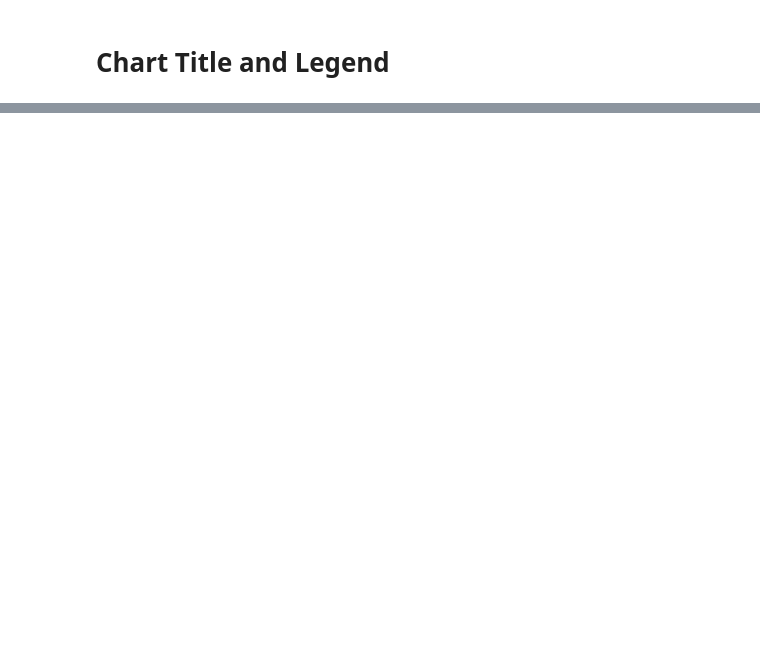
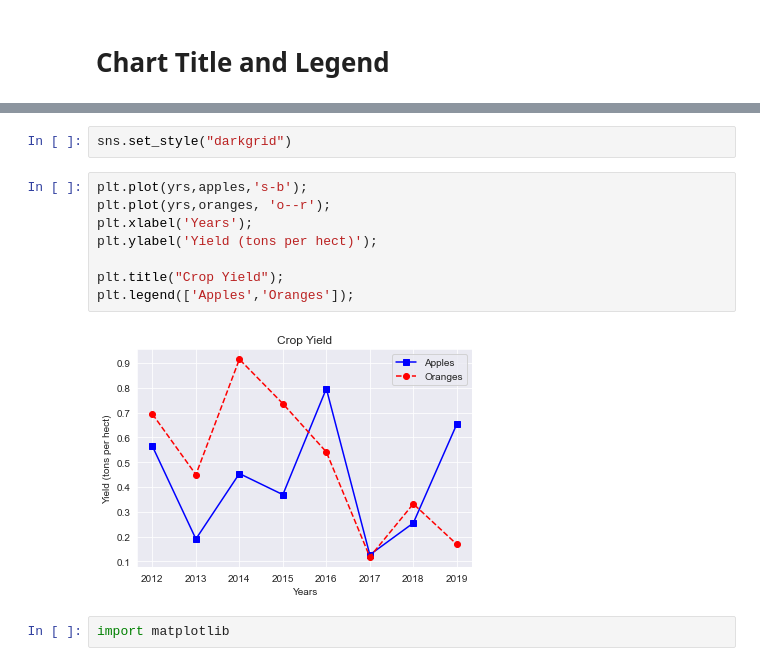
Before and after one commit to mekken2/EDA-Squad, a Jupyter notebook: Jovian_matplot_sns/Jovian_matplotlib_sns.ipynb, the cells around one changed output, grey strips where cells are left out. Drawn from its saved outputs; the diff is of its cells as text; blank space fills up the shorter version.

Commit message:
Added Jovian matplotlib

```diff
--- a/Jovian_matplot_sns/Jovian_matplotlib_sns.ipynb
+++ b/Jovian_matplot_sns/Jovian_matplotlib_sns.ipynb
@@ -79,0 +62,14 @@ plt.legend(['Apples','Oranges']);
+# %%
+sns.set_style("darkgrid")
+# %%
+plt.plot(yrs,apples,'s-b');
+plt.plot(yrs,oranges, 'o--r');
+plt.xlabel('Years');
+plt.ylabel('Yield (tons per hect)');
+
+plt.title("Crop Yield");
+plt.legend(['Apples','Oranges']);
+# %% [output]
+[figure, added]
+# %%
+import matplotlib
```
Also changed, not shown: parts of 12 cells of this notebook.
